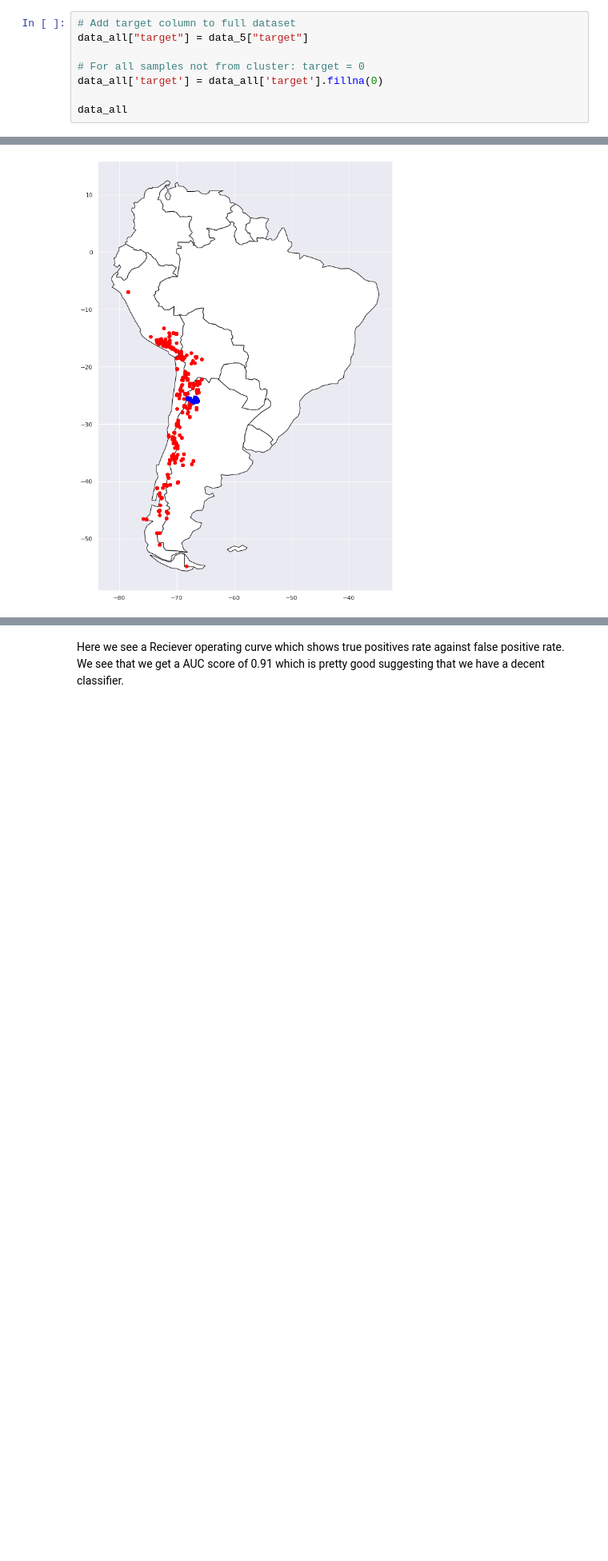
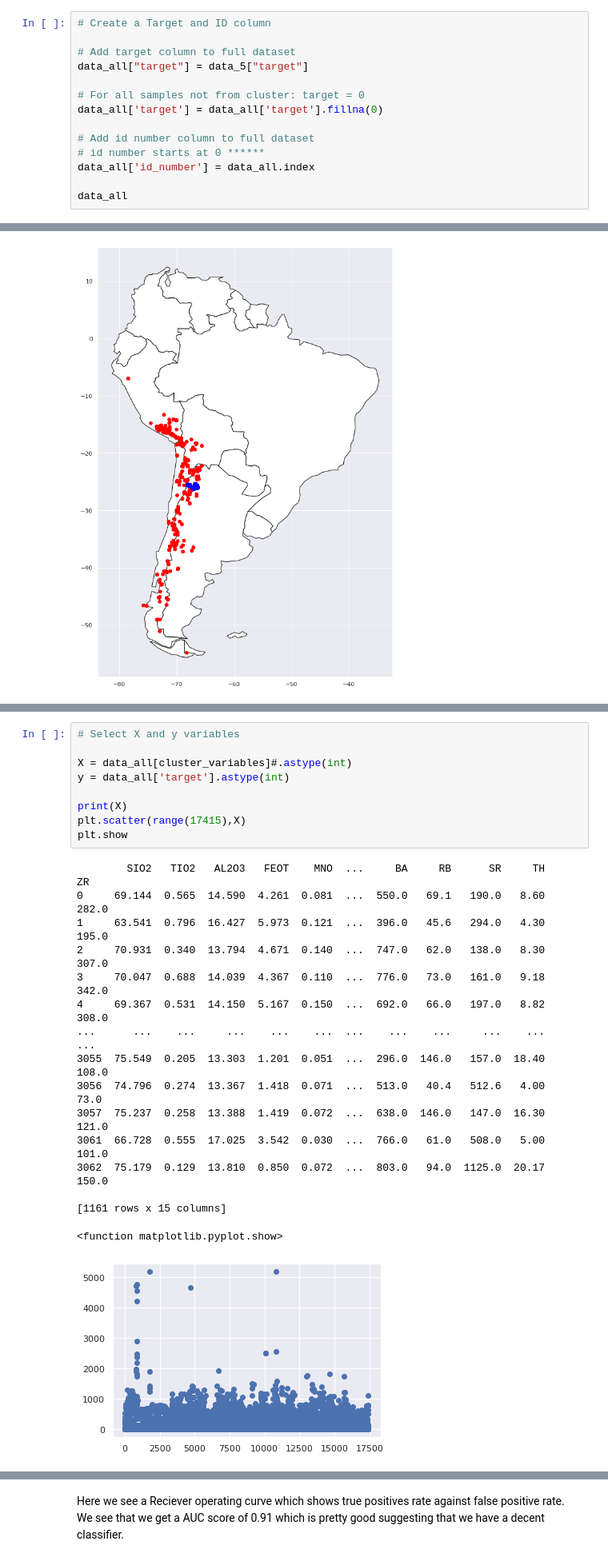
Before and after one commit to f-lingo/Obsidian_geochem, a Jupyter notebook: Geochem_Project.ipynb, the cells around one changed output, grey strips where cells are left out. Shown at 80% size. Saved outputs shown, nothing was run; the diff lists cells and outputs as text; blank space fills up the shorter version.

```diff
--- a/Geochem_Project.ipynb
+++ b/Geochem_Project.ipynb
@@ -239,12 +253,18 @@ See the caveats in the documentation: https://pandas.pydata.org/pandas-docs/stab
 | 3032 | -66.8100 | -25.8500 | 69.618 | 0.581 | 15.226 | 3.005 | 0.040 | 0.771 | 2.604 | 3.406 | 4.508 | ... |
 301 rows × 18 columns
 # %%
+# Create a Target and ID column
+
 # Add target column to full dataset
 data_all["target"] = data_5["target"]
 
 # For all samples not from cluster: target = 0
 data_all['target'] = data_all['target'].fillna(0)
 
+# Add id number column to full dataset
+# id number starts at 0 ******
+data_all['id_number'] = data_all.index
+
 data_all
 # %% [output]
 A value is trying to be set on a copy of a slice from a DataFrame.
@@ -455,0 +348,26 @@ plt.show()
+# %%
+# Select X and y variables
+
+X = data_all[cluster_variables]#.astype(int)
+y = data_all['target'].astype(int)
+
+print(X)
+plt.scatter(range(17415),X)
+plt.show
+# %% [output]
+        SIO2   TIO2   AL2O3   FEOT    MNO  ...     BA     RB      SR     TH     ZR
+0     69.144  0.565  14.590  4.261  0.081  ...  550.0   69.1   190.0   8.60  282.0
+1     63.541  0.796  16.427  5.973  0.121  ...  396.0   45.6   294.0   4.30  195.0
+2     70.931  0.340  13.794  4.671  0.140  ...  747.0   62.0   138.0   8.30  307.0
+3     70.047  0.688  14.039  4.367  0.110  ...  776.0   73.0   161.0   9.18  342.0
+4     69.367  0.531  14.150  5.167  0.150  ...  692.0   66.0   197.0   8.82  308.0
+...      ...    ...     ...    ...    ...  ...    ...    ...     ...    ...    ...
+3055  75.549  0.205  13.303  1.201  0.051  ...  296.0  146.0   157.0  18.40  108.0
+3056  74.796  0.274  13.367  1.418  0.071  ...  513.0   40.4   512.6   4.00   73.0
+3057  75.237  0.258  13.388  1.419  0.072  ...  638.0  146.0   147.0  16.30  121.0
+3061  66.728  0.555  17.025  3.542  0.030  ...  766.0   61.0   508.0   5.00  101.0
+3062  75.179  0.129  13.810  0.850  0.072  ...  803.0   94.0  1125.0  20.17  150.0
+
+[1161 rows x 15 columns]
+<function matplotlib.pyplot.show>
+[figure, added]
```
Also changed, not shown: parts of 95 cells of this notebook.
